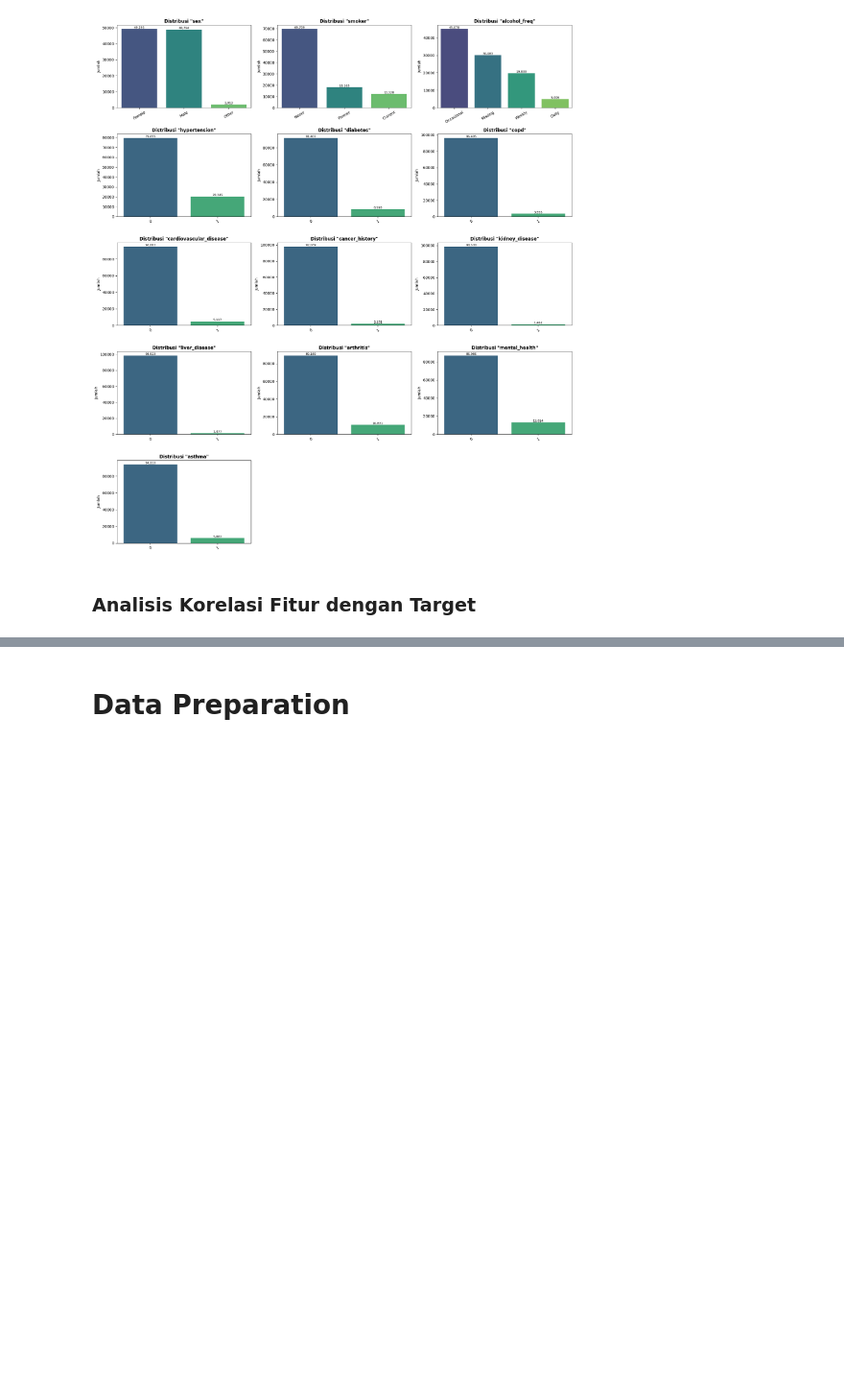
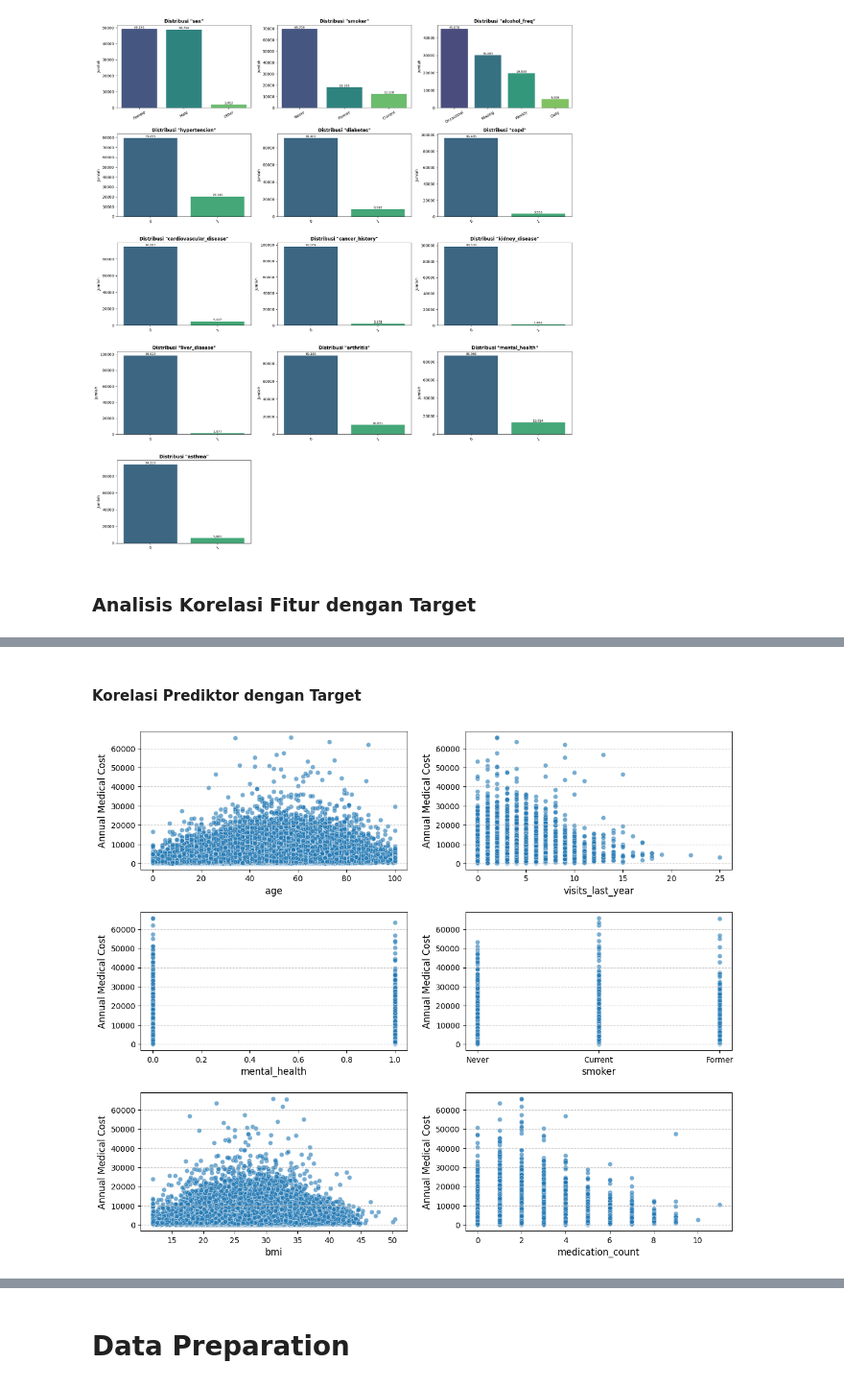
Before and after one commit to ikhsanwahyue/16_DataScienceIF-B_Ir.Ikhsan, a Jupyter notebook: main.ipynb, the cells around one changed output, grey strips where cells are left out. Shown at 96% size. Cells and saved outputs as stored; diff of their text form; code cells hidden in the pictures; blank space fills up the shorter version.

Commit message:
feat: add predictor-target correlation analysis

```diff
--- a/main.ipynb
+++ b/main.ipynb
@@ -458,3 +458,30 @@ bmi                            0.043198
 kidney_disease                 0.041799
 ldl                            0.020406
 Name: annual_medical_cost, dtype: float64
+# %% [markdown]
+#### Korelasi Prediktor dengan Target
+# %%
+xs = ["age", "visits_last_year", "mental_health", "smoker", "bmi", "medication_count"]
+
+fig, axes = plt.subplots(
+    nrows=3,
+    ncols=2,
+    figsize=(12, 10)
+)
+
+for ax, feature in zip(axes.flatten(), xs):
+    sns.scatterplot(
+        data=df,
+        x=feature,
+        y='annual_medical_cost',
+        ax=ax,
+        alpha=0.6
+    )
+    ax.set_xlabel(feature, fontsize=12)
+    ax.set_ylabel('Annual Medical Cost', fontsize=12)
+    ax.grid(axis='y', linestyle='--', alpha=0.7)
+
+plt.tight_layout(pad=2.0, h_pad=2.0, w_pad=2.0)
+plt.show()
+# %% [output]
+[figure, added]
```
Also changed, not shown: parts of 3 cells of this notebook.
